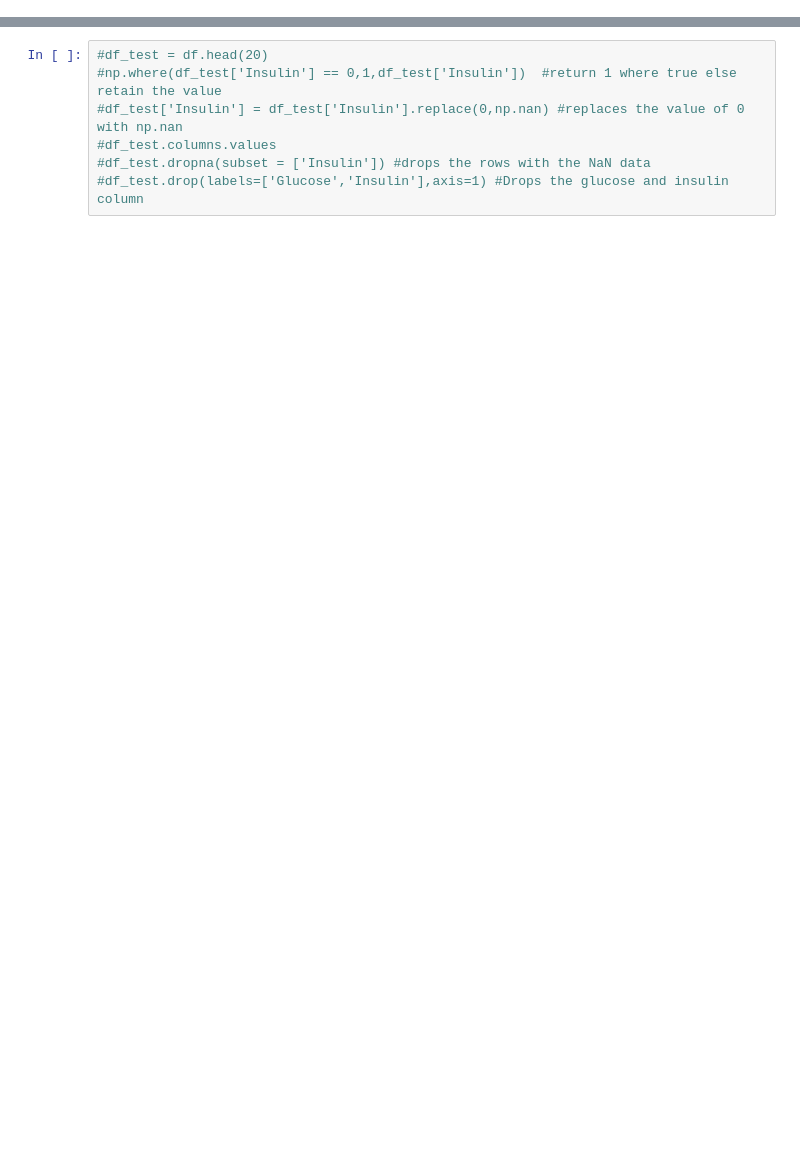
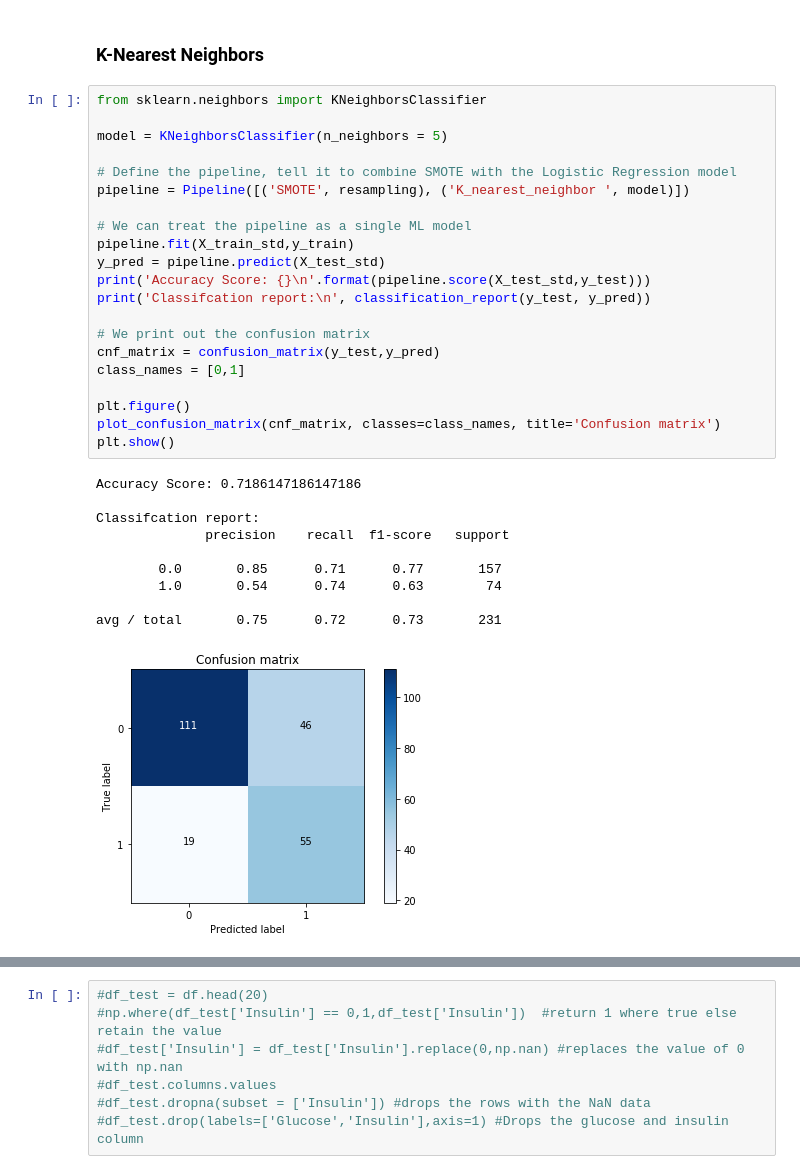
Before and after one commit to EmmanuelAbajo/Diabetes_classifier, a Jupyter notebook: diabetes_classifier.ipynb, the cells around one changed output, grey strips where cells are left out. Drawn from its saved outputs; the diff is of its cells as text; blank space fills up the shorter version.

```diff
--- a/diabetes_classifier.ipynb
+++ b/diabetes_classifier.ipynb
@@ -115,0 +182,34 @@ SVM accuracy:  0.8585209003215434
+# %% [markdown]
+### K-Nearest Neighbors
+# %%
+from sklearn.neighbors import KNeighborsClassifier
+
+model = KNeighborsClassifier(n_neighbors = 5)
+
+# Define the pipeline, tell it to combine SMOTE with the Logistic Regression model
+pipeline = Pipeline([('SMOTE', resampling), ('K_nearest_neighbor ', model)])
+
+# We can treat the pipeline as a single ML model
+pipeline.fit(X_train_std,y_train)
+y_pred = pipeline.predict(X_test_std)
+print('Accuracy Score: {}\n'.format(pipeline.score(X_test_std,y_test)))
+print('Classifcation report:\n', classification_report(y_test, y_pred))
+
+# We print out the confusion matrix
+cnf_matrix = confusion_matrix(y_test,y_pred)
+class_names = [0,1]
+
+plt.figure()
+plot_confusion_matrix(cnf_matrix, classes=class_names, title='Confusion matrix')
+plt.show()
+# %% [output]
+Accuracy Score: 0.7186147186147186
+
+Classifcation report:
+              precision    recall  f1-score   support
+
+        0.0       0.85      0.71      0.77       157
+        1.0       0.54      0.74      0.63        74
+
+avg / total       0.75      0.72      0.73       231
+[figure, added]
```
Also changed, not shown: parts of 15 cells of this notebook.
